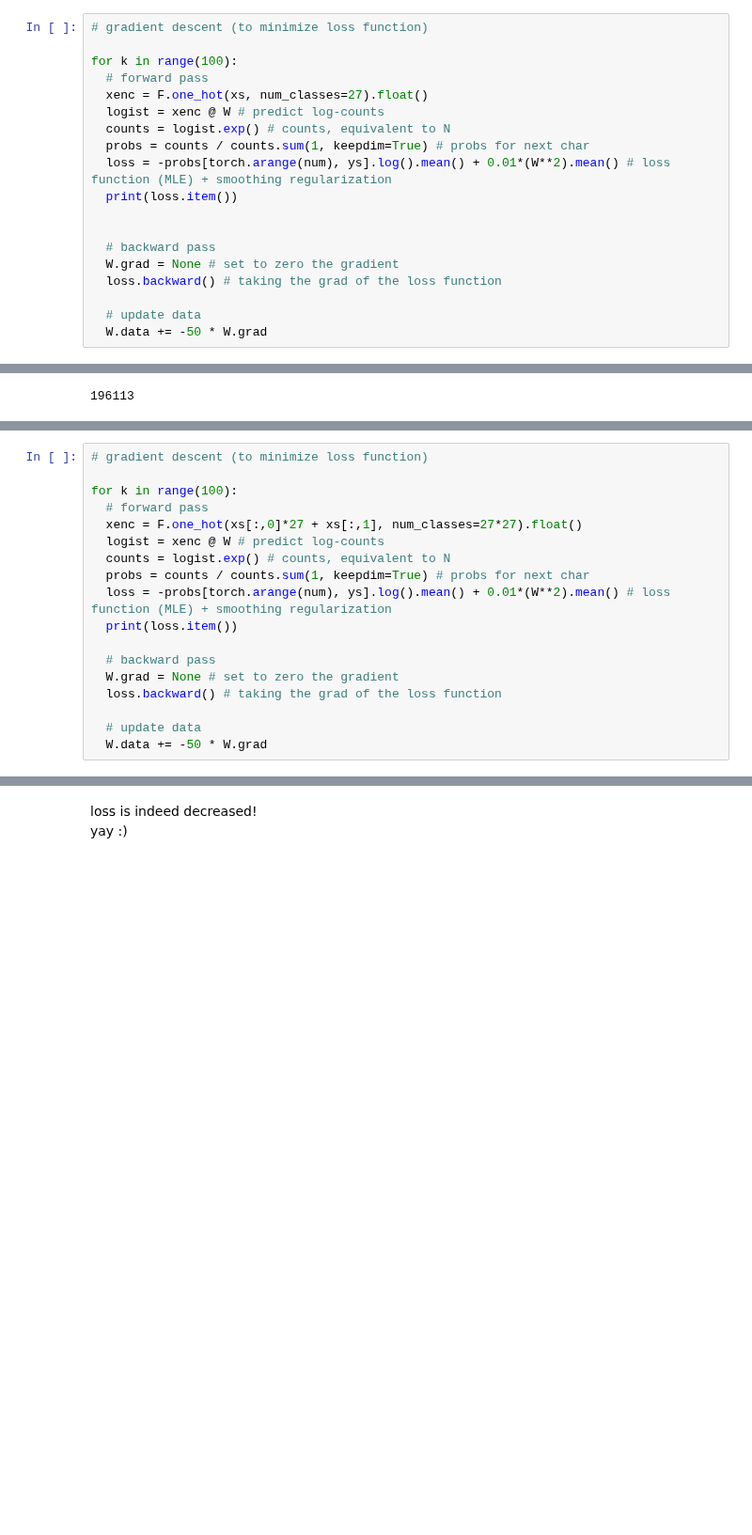
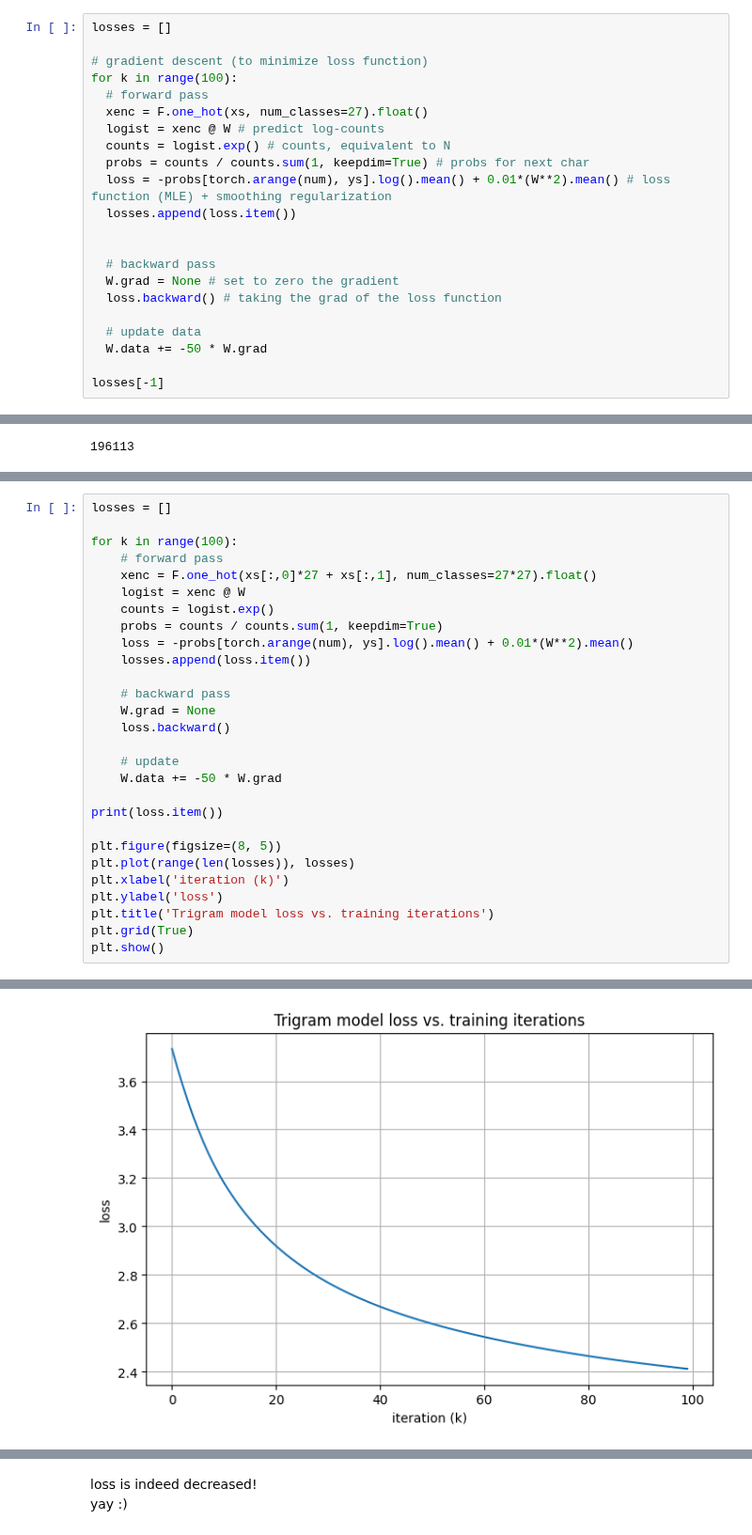
Before and after one commit to gav-ip/ML-zero, a Jupyter notebook: notebooks_makemore.ipynb, the cells around one changed output, grey strips where cells are left out. Shown at 94% size. Drawn from its saved outputs; the diff is of its cells as text; blank space fills up the shorter version.

```diff
--- a/notebooks_makemore.ipynb
+++ b/notebooks_makemore.ipynb
@@ -265,6 +265,7 @@ torch.Size([196113])
 # %%
+losses = []
+
 # gradient descent (to minimize loss function)
-
 for k in range(100):
   # forward pass
   xenc = F.one_hot(xs, num_classes=27).float()
@@ -272,7 +273,7 @@ for k in range(100):
   counts = logist.exp() # counts, equivalent to N
   probs = counts / counts.sum(1, keepdim=True) # probs for next char
   loss = -probs[torch.arange(num), ys].log().mean() + 0.01*(W**2).mean() # loss function (MLE) + smoothing regularization
-  print(loss.item())
+  losses.append(loss.item())
 
 
   # backward pass
@@ -281,4 +282,6 @@ for k in range(100):
 
   # update data
   W.data += -50 * W.grad
+
+losses[-1]
 # %% [output]
@@ -387,19 +357,29 @@ torch.Size([196113, 27])
 # %%
-# gradient descent (to minimize loss function)
+losses = []
 
 for k in range(100):
-  # forward pass
-  xenc = F.one_hot(xs[:,0]*27 + xs[:,1], num_classes=27*27).float()
-  logist = xenc @ W # predict log-counts
-  counts = logist.exp() # counts, equivalent to N
-  probs = counts / counts.sum(1, keepdim=True) # probs for next char
-  loss = -probs[torch.arange(num), ys].log().mean() + 0.01*(W**2).mean() # loss function (MLE) + smoothing regularization
-  print(loss.item())
+    # forward pass
+    xenc = F.one_hot(xs[:,0]*27 + xs[:,1], num_classes=27*27).float()
+    logist = xenc @ W
+    counts = logist.exp()
+    probs = counts / counts.sum(1, keepdim=True)
+    loss = -probs[torch.arange(num), ys].log().mean() + 0.01*(W**2).mean()
+    losses.append(loss.item())
 
-  # backward pass
-  W.grad = None # set to zero the gradient
-  loss.backward() # taking the grad of the loss function
+    # backward pass
+    W.grad = None
+    loss.backward()
 
-  # update data
-  W.data += -50 * W.grad
+    # update
+    W.data += -50 * W.grad
+
+print(loss.item())
+
+plt.figure(figsize=(8, 5))
+plt.plot(range(len(losses)), losses)
+plt.xlabel('iteration (k)')
+plt.ylabel('loss')
+plt.title('Trigram model loss vs. training iterations')
+plt.grid(True)
+plt.show()
 # %% [output]
@@ -422,2 +386,3 @@ for k in range(100):
 2.4120638370513916
+[figure, added]
 # %% [markdown]
```
Also changed, not shown: parts of 30 cells of this notebook.
